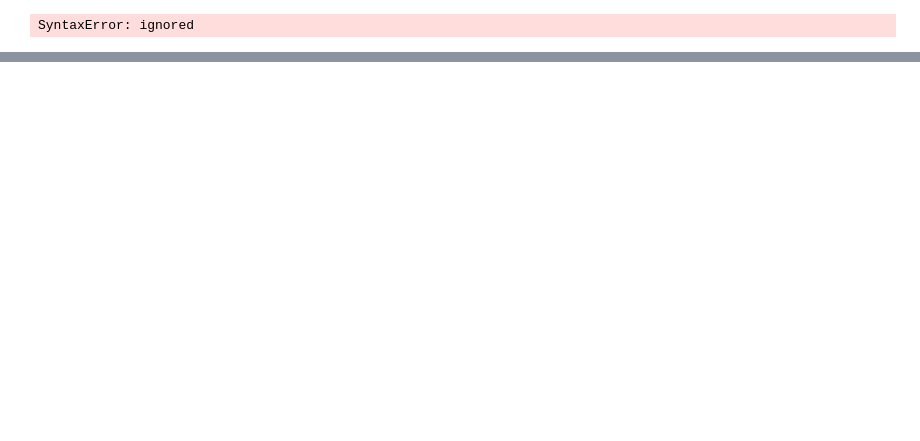
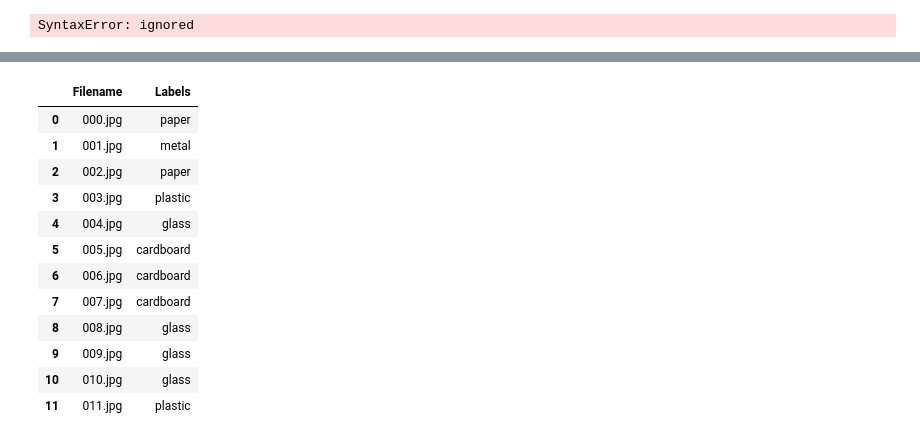
Before and after one commit to sipocz/Garbage_Classification, a Jupyter notebook: Garbage_Classification_Convolutional_Autoencoder_Dense.ipynb, the cells around one changed output, grey strips where cells are left out. Saved outputs shown, nothing was run; the diff lists cells and outputs as text; code cells hidden in the pictures; blank space fills up the shorter version.

```diff
--- a/Garbage_Classification_Convolutional_Autoencoder_Dense.ipynb
+++ b/Garbage_Classification_Convolutional_Autoencoder_Dense.ipynb
@@ -420,0 +447,25 @@ labels[o1.tolist()[0].index(o1.max())]
+# %%
+file1=testing_ds.file_paths
+# %%
+df=pd.DataFrame()
+# %%
+fname=[f1.split("/")[-1] for f1 in file1]
+# %%
+df["Filename"]=fname
+df["Labels"]=cats
+# %%
+df.head(12)
+# %% [output]
+|  | Filename | Labels |
+| 0 | 000.jpg | paper |
+| 1 | 001.jpg | metal |
+| 2 | 002.jpg | paper |
+| 3 | 003.jpg | plastic |
+| 4 | 004.jpg | glass |
+| 5 | 005.jpg | cardboard |
+| 6 | 006.jpg | cardboard |
+| 7 | 007.jpg | cardboard |
+| 8 | 008.jpg | glass |
+| 9 | 009.jpg | glass |
+| 10 | 010.jpg | glass |
+| 11 | 011.jpg | plastic |
```
Also changed, not shown: parts of 32 cells of this notebook.
